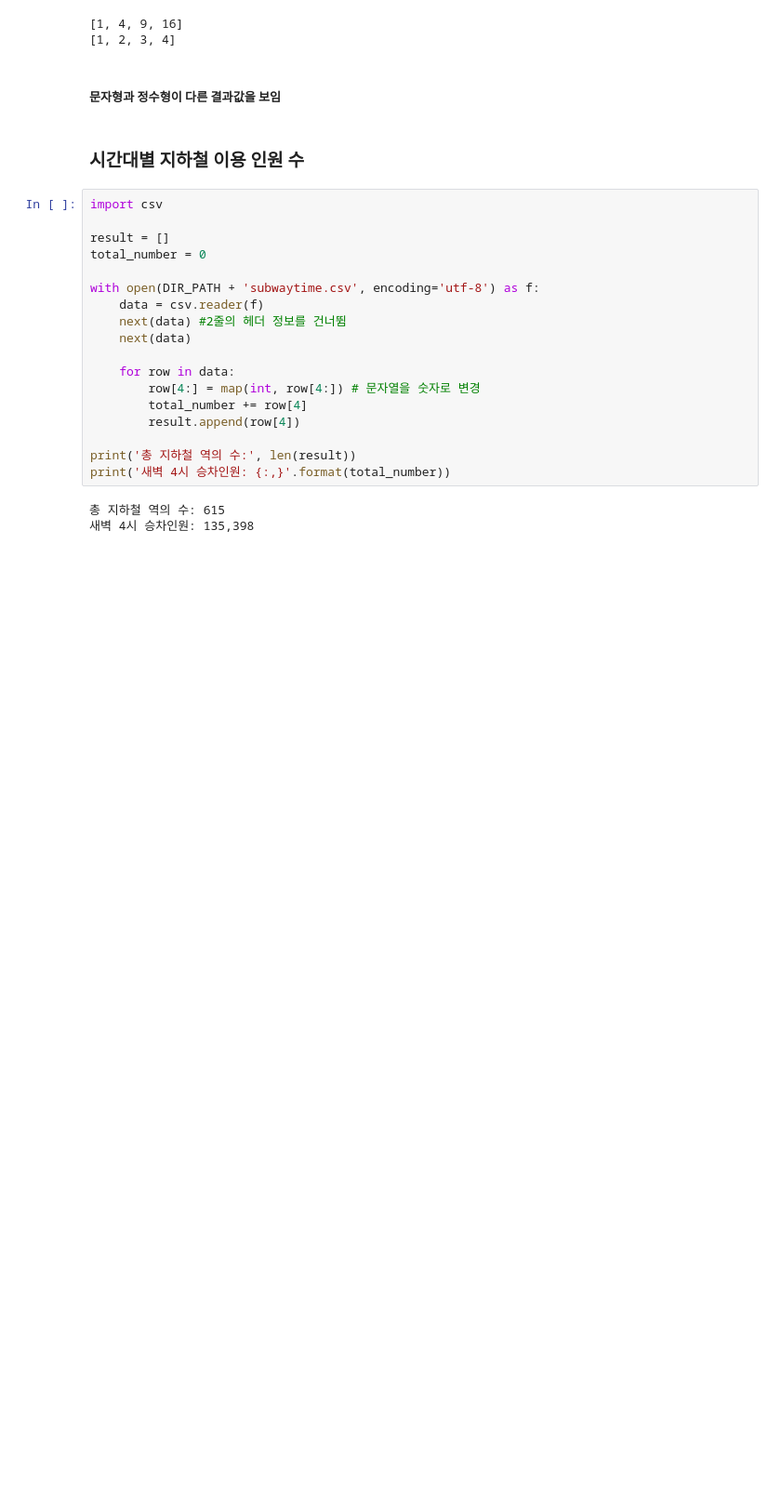
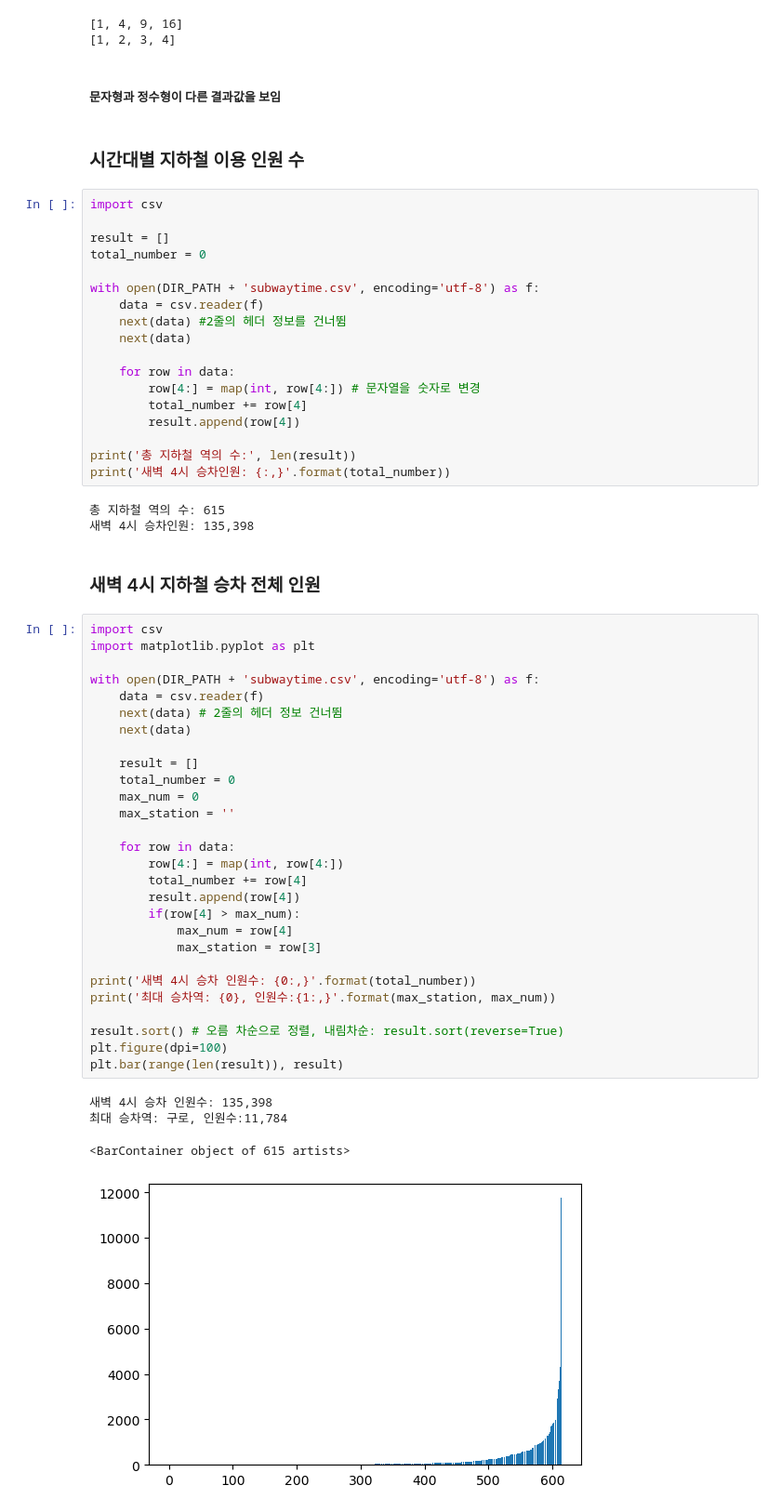
Before and after one commit to hune102377/K-DIGITALTRAING, a Jupyter notebook: 04 Kaggle&PublicData/0715/ex_subwaytime.ipynb, the cells around one changed output. Shown at 93% size. Drawn from its saved outputs; the diff is of its cells as text; blank space fills up the shorter version.

```diff
--- a/04 Kaggle&PublicData/0715/ex_subwaytime.ipynb
+++ b/04 Kaggle&PublicData/0715/ex_subwaytime.ipynb
@@ -40,3 +40,38 @@ print('새벽 4시 승차인원: {:,}'.format(total_number))
 # %% [output]
 총 지하철 역의 수: 615
 새벽 4시 승차인원: 135,398
+# %% [markdown]
+### 새벽 4시 지하철 승차 전체 인원
+# %%
+import csv
+import matplotlib.pyplot as plt
+
+with open(DIR_PATH + 'subwaytime.csv', encoding='utf-8') as f:
+    data = csv.reader(f)
+    next(data) # 2줄의 헤더 정보 건너뜀
+    next(data)
+
+    result = []
+    total_number = 0
+    max_num = 0
+    max_station = ''
+
+    for row in data:
+        row[4:] = map(int, row[4:])
+        total_number += row[4]
+        result.append(row[4])
+        if(row[4] > max_num):
+            max_num = row[4]
+            max_station = row[3]
+
+print('새벽 4시 승차 인원수: {0:,}'.format(total_number))
+print('최대 승차역: {0}, 인원수:{1:,}'.format(max_station, max_num))
+
+result.sort() # 오름 차순으로 정렬, 내림차순: result.sort(reverse=True)
+plt.figure(dpi=100)
+plt.bar(range(len(result)), result)
+# %% [output]
+새벽 4시 승차 인원수: 135,398
+최대 승차역: 구로, 인원수:11,784
+<BarContainer object of 615 artists>
+[figure, added]
```
Also changed, not shown: parts of 6 cells of this notebook.
